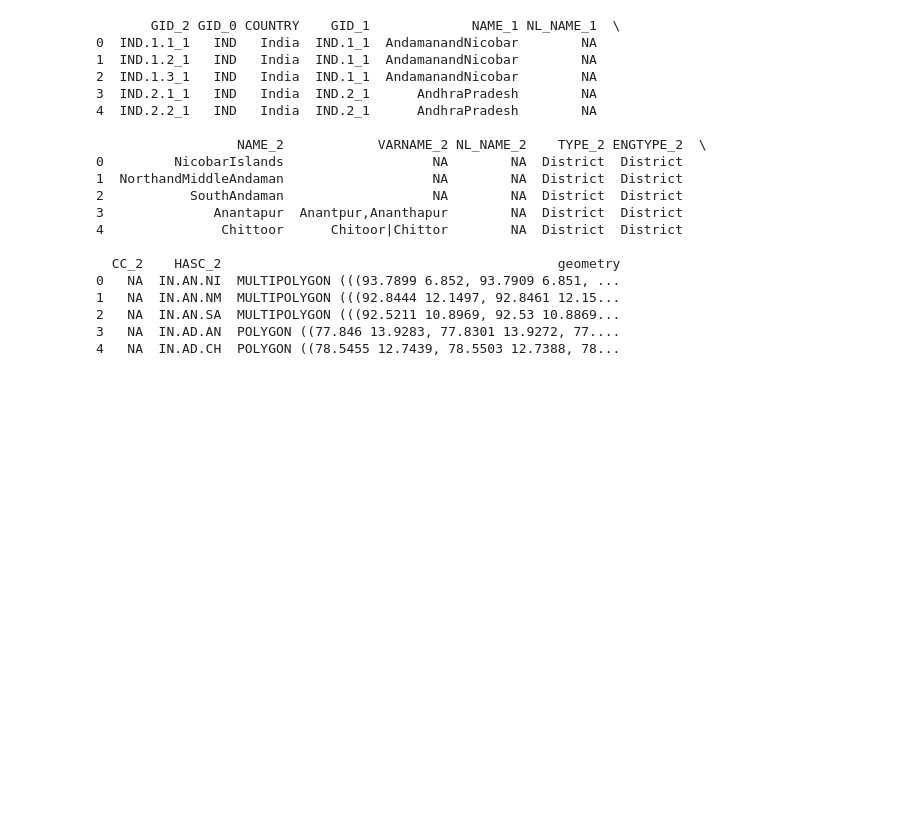
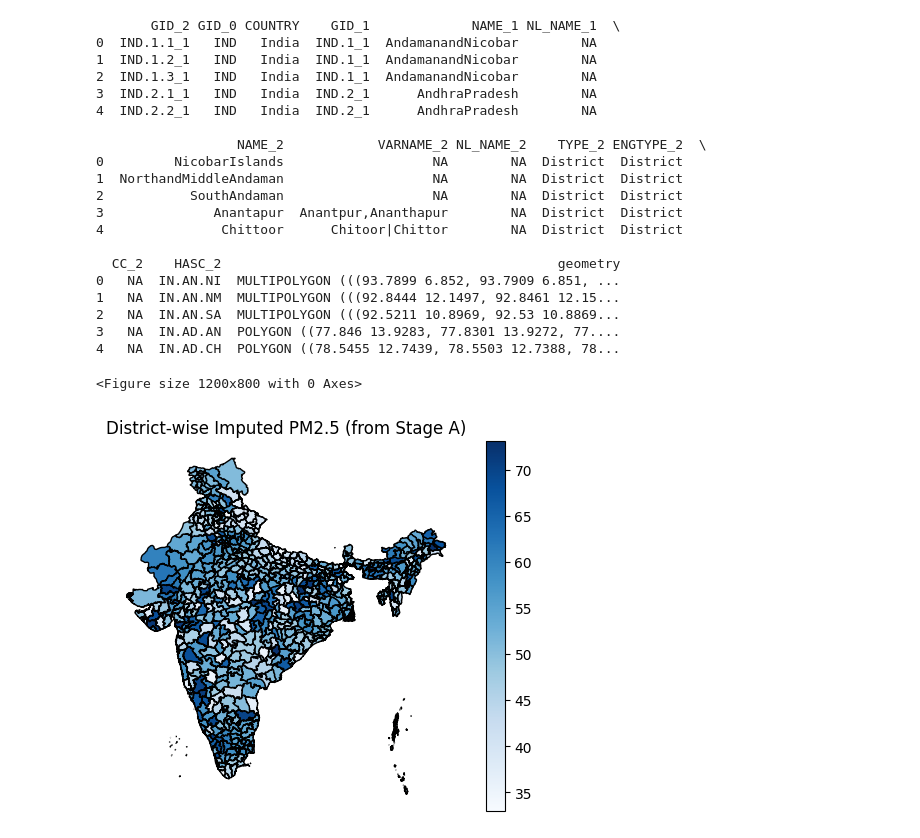
Before and after one commit to DronRajModi/Geospatial_risk_mapping, a Jupyter notebook: notebook/EDA.ipynb, the cells around one changed output. Saved outputs shown, nothing was run; the diff lists cells and outputs as text; code cells hidden in the pictures; blank space fills up the shorter version.

```diff
--- a/notebook/EDA.ipynb
+++ b/notebook/EDA.ipynb
@@ -531,3 +531,41 @@ print(gdf.head())
 2   NA  IN.AN.SA  MULTIPOLYGON (((92.5211 10.8969, 92.53 10.8869...
 3   NA  IN.AD.AN  POLYGON ((77.846 13.9283, 77.8301 13.9272, 77....
 4   NA  IN.AD.CH  POLYGON ((78.5455 12.7439, 78.5503 12.7388, 78...
+# %%
+import geopandas as gpd
+import pandas as pd
+import matplotlib.pyplot as plt
+
+# 1. Load the full map
+# Assuming your notebook is in the 'notebook' folder
+gdf = gpd.read_file("india_districts.shp")
+
+# 2. Load your NEW complete feature file from Stage A
+# We go up one directory ('../') to get to the 'artifacts' folder
+feature_file_path = "../artifacts/imputed_features.csv"
+df_features = pd.read_csv(feature_file_path)
+
+# 3. Prepare the data for merging (same as in your original code)
+gdf["District"] = gdf["NAME_2"].str.strip().str.title()
+df_features["District"] = df_features["District"].str.strip().str.title()
+
+# 4. Merge the full map with the full feature set
+# We use a 'left' merge to keep all 700+ districts from the map
+merged_complete = gdf.merge(df_features, on="District", how="left")
+
+# 5. Plot one of the imputed features (e.g., 'PM2.5')
+# This map will be complete, with no empty spaces.
+plt.figure(figsize=(12, 8))
+merged_complete.plot(
+    column="PM2.5", cmap="Blues", legend=True, edgecolor="black",
+    missing_kwds={
+        "color": "lightgrey",
+        "label": "Missing data"
+    }
+)
+plt.title("District-wise Imputed PM2.5 (from Stage A)")
+plt.axis("off")
+plt.show()
+# %% [output]
+<Figure size 1200x800 with 0 Axes>
+[figure, added]
```
